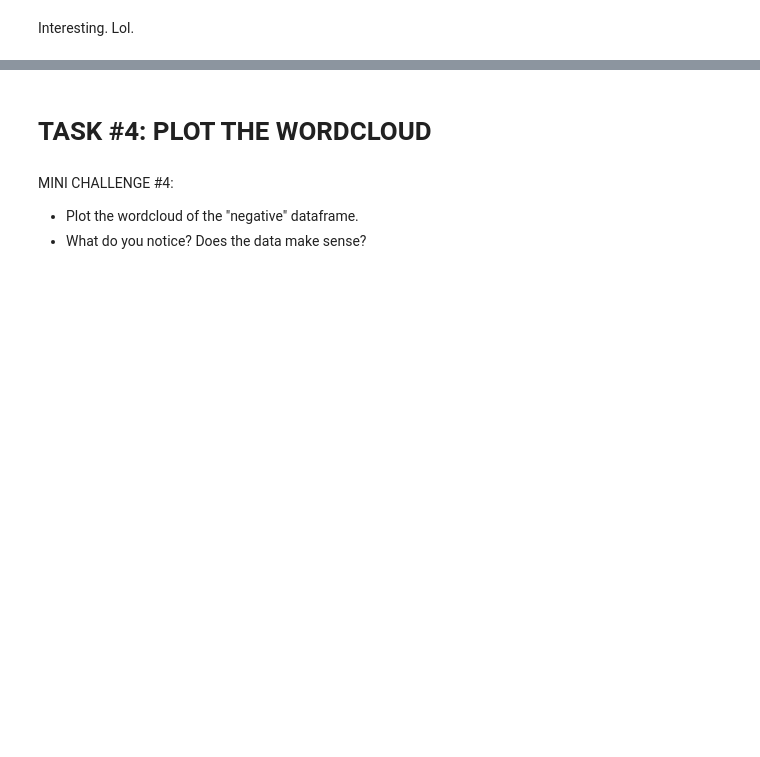
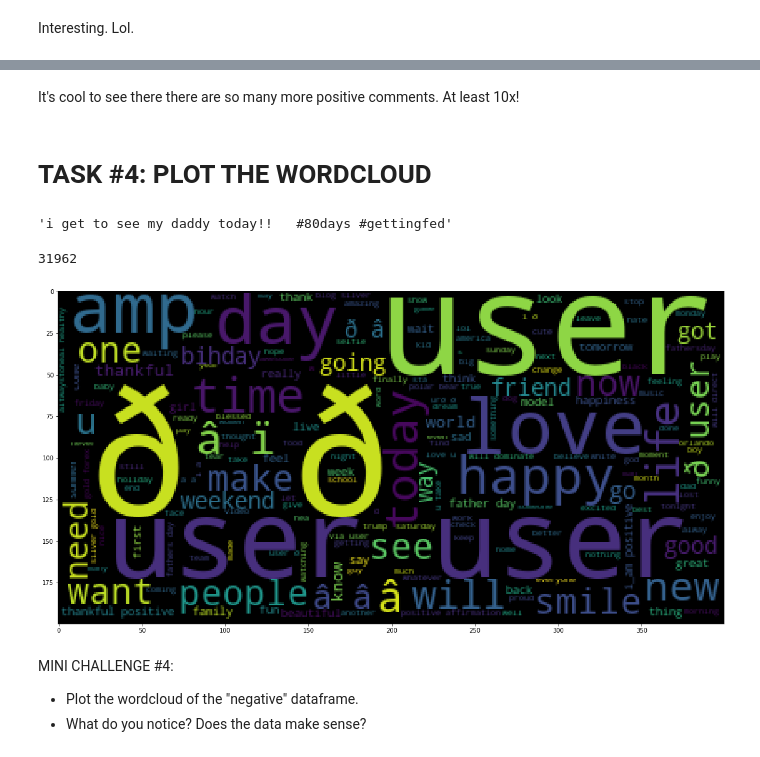
Before and after one commit to JessicaFB/Twitter-Sentiment-Analysis-Naive-Bayes, a Jupyter notebook: Twitter_Sentiment_Analysis.ipynb, the cells around one changed output, grey strips where cells are left out. Drawn from its saved outputs; the diff is of its cells as text; code cells hidden in the pictures; blank space fills up the shorter version.

Commit message:
Created word clouds.

```diff
--- a/Twitter_Sentiment_Analysis.ipynb
+++ b/Twitter_Sentiment_Analysis.ipynb
@@ -134,11 +160,35 @@ negative
+# %% [markdown]
+It's cool to see there there are so many more positive comments. At least 10x!
 # %% [markdown]
 # TASK #4: PLOT THE WORDCLOUD
+# %%
+# Convert tweets into list of tweets
+list_of_tweets = tweets_df.tweet.tolist()
+list_of_tweets[12]
+# %% [output]
+'i get to see my daddy today!!   #80days #gettingfed'
+# %%
+# Calculate how many tweets or 'sentences' there are
+len(list_of_tweets)
+# %% [output]
+31962
+# %%
+# Join all tweets to make one giant string
+tweets_as_one_string = " ".join(list_of_tweets)
 # %%
-!pip install WordCloud
+# Create a word cloud! :)
+
+# Run in terminal:
+#  conda install -c https://conda.anaconda.org/conda-forge wordcloud
+
+# Import wordcloud package
 from wordcloud import WordCloud
 
+# Plot
 plt.figure(figsize=(20,20))
-plt.imshow(WordCloud().generate(sentences_as_one_string))
+plt.imshow(WordCloud().generate(tweets_as_one_string));
+# %% [output]
+[figure, added]
 # %% [markdown]
 MINI CHALLENGE #4:
 - Plot the wordcloud of the "negative" dataframe.
```
Also changed, not shown: parts of 8 cells of this notebook.
